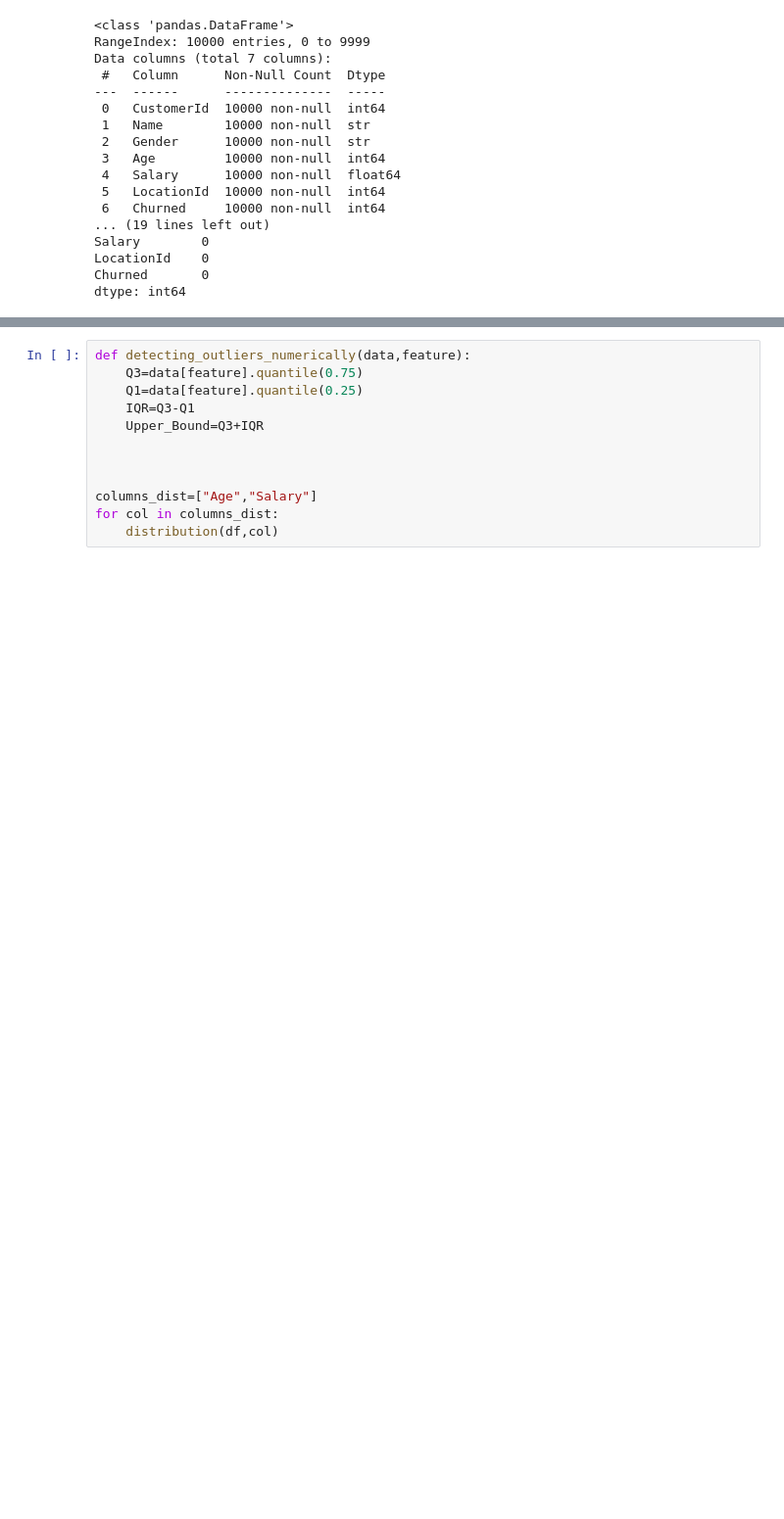
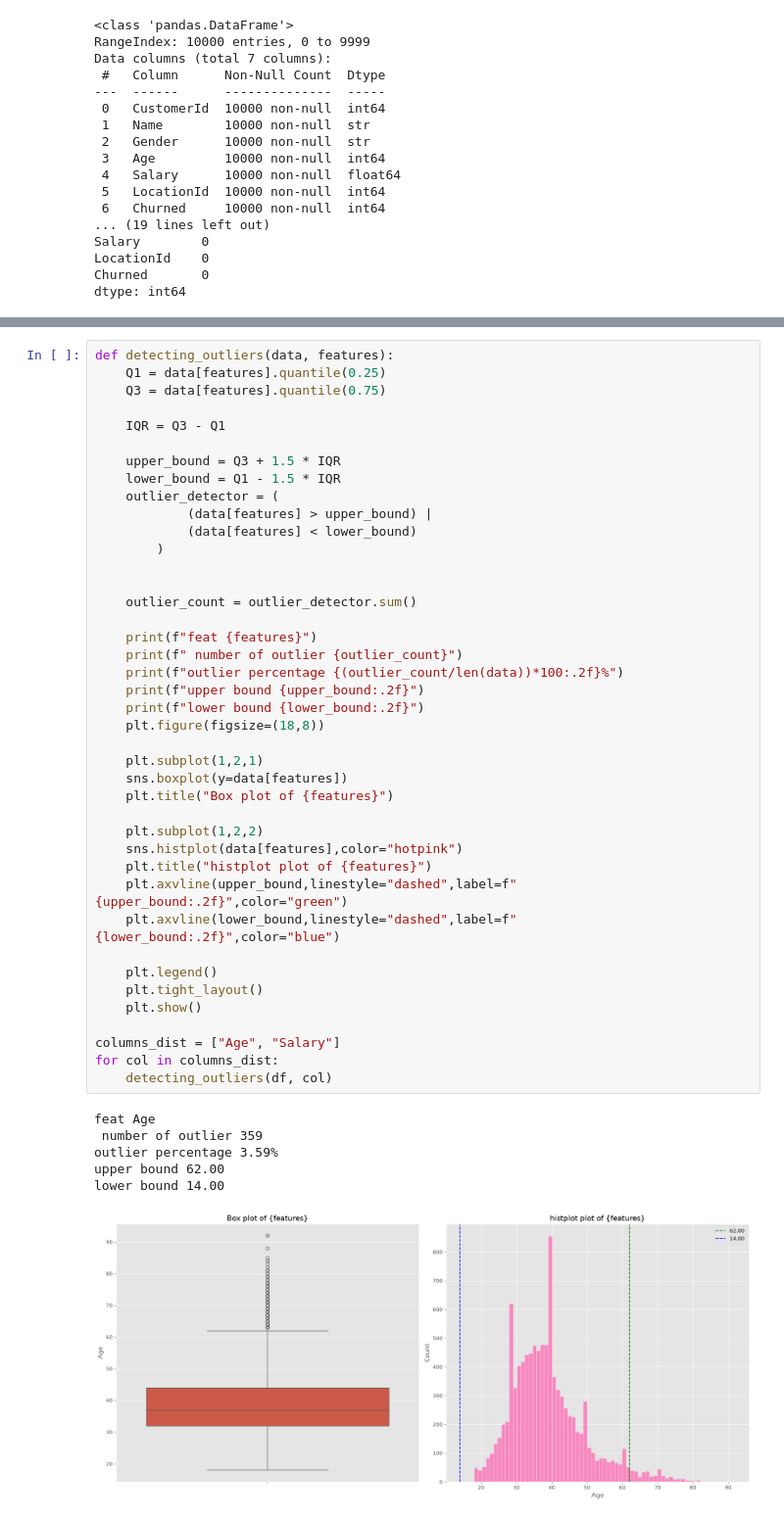
Before and after one commit to braabarkat2004-boop/Customer-Churn-Proj-, a Jupyter notebook: Demographic.ipynb, the cells around one changed output, grey strips where cells are left out. Shown at 98% size. Drawn from its saved outputs; the diff is of its cells as text; blank space fills up the shorter version.

```diff
--- a/Demographic.ipynb
+++ b/Demographic.ipynb
@@ -162,12 +171,48 @@ the dist is -ve skewed
 # %%
-def detecting_outliers_numerically(data,feature):
-    Q3=data[feature].quantile(0.75)
-    Q1=data[feature].quantile(0.25)
-    IQR=Q3-Q1
-    Upper_Bound=Q3+IQR
+def detecting_outliers(data, features):
+    Q1 = data[features].quantile(0.25)
+    Q3 = data[features].quantile(0.75)
+
+    IQR = Q3 - Q1
+
+    upper_bound = Q3 + 1.5 * IQR
+    lower_bound = Q1 - 1.5 * IQR
+    outlier_detector = (
+            (data[features] > upper_bound) |
+            (data[features] < lower_bound)
+        )
 
 
+    outlier_count = outlier_detector.sum()
 
-columns_dist=["Age","Salary"]
+    print(f"feat {features}")
+    print(f" number of outlier {outlier_count}")
+    print(f"outlier percentage {(outlier_count/len(data))*100:.2f}%")
+    print(f"upper bound {upper_bound:.2f}")
+    print(f"lower bound {lower_bound:.2f}")
+    plt.figure(figsize=(18,8))
+
+    plt.subplot(1,2,1)
+    sns.boxplot(y=data[features])
+    plt.title("Box plot of {features}")
+
+    plt.subplot(1,2,2)
+    sns.histplot(data[features],color="hotpink")
+    plt.title("histplot plot of {features}")
+    plt.axvline(upper_bound,linestyle="dashed",label=f"{upper_bound:.2f}",color="green")
+    plt.axvline(lower_bound,linestyle="dashed",label=f"{lower_bound:.2f}",color="blue")
+
+    plt.legend()
+    plt.tight_layout()
+    plt.show()
+
+columns_dist = ["Age", "Salary"]
 for col in columns_dist:
-    distribution(df,col)
+    detecting_outliers(df, col)
+# %% [output]
+feat Age
+ number of outlier 359
+outlier percentage 3.59%
+upper bound 62.00
+lower bound 14.00
+[figure, added]
```
Also changed, not shown: parts of 4 cells of this notebook.
